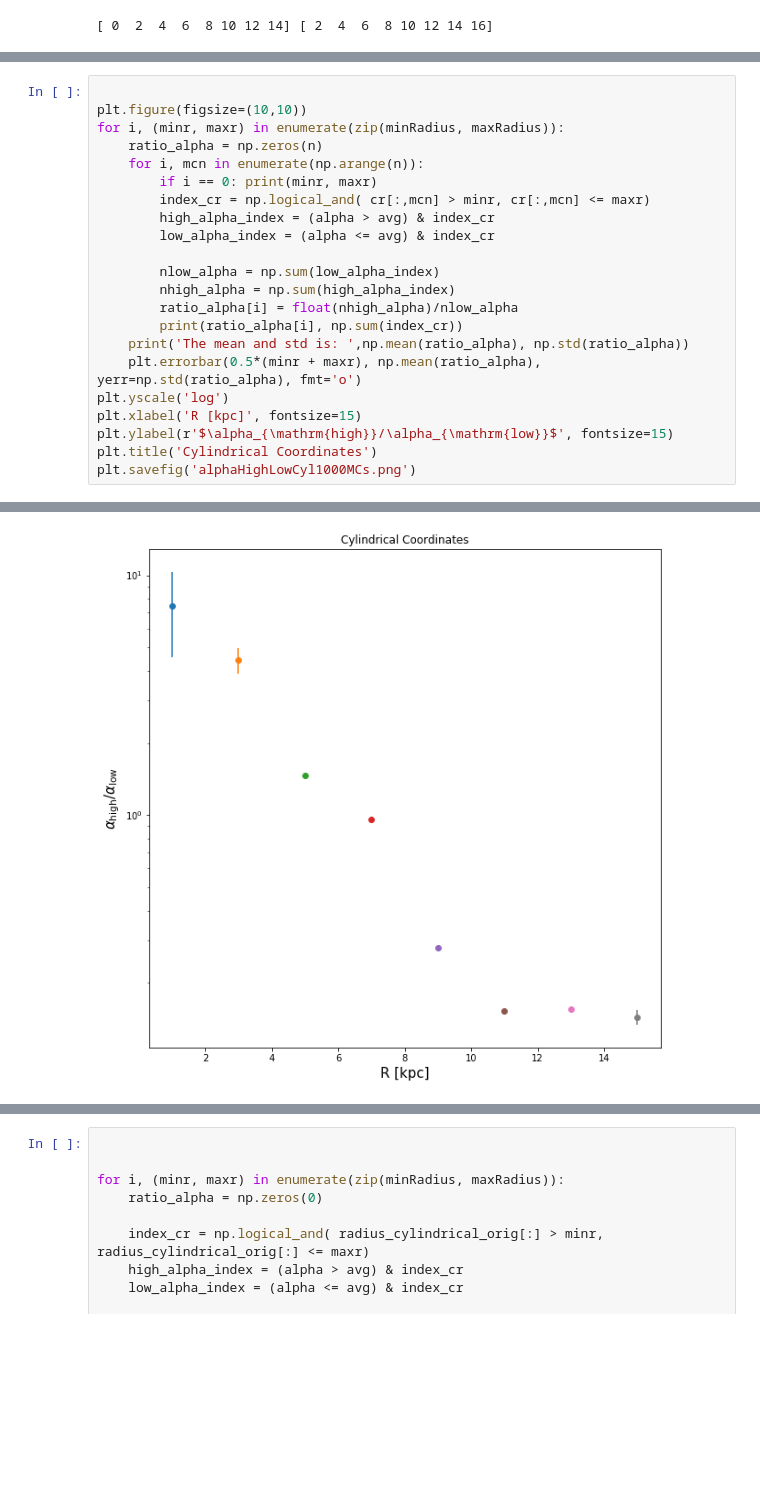
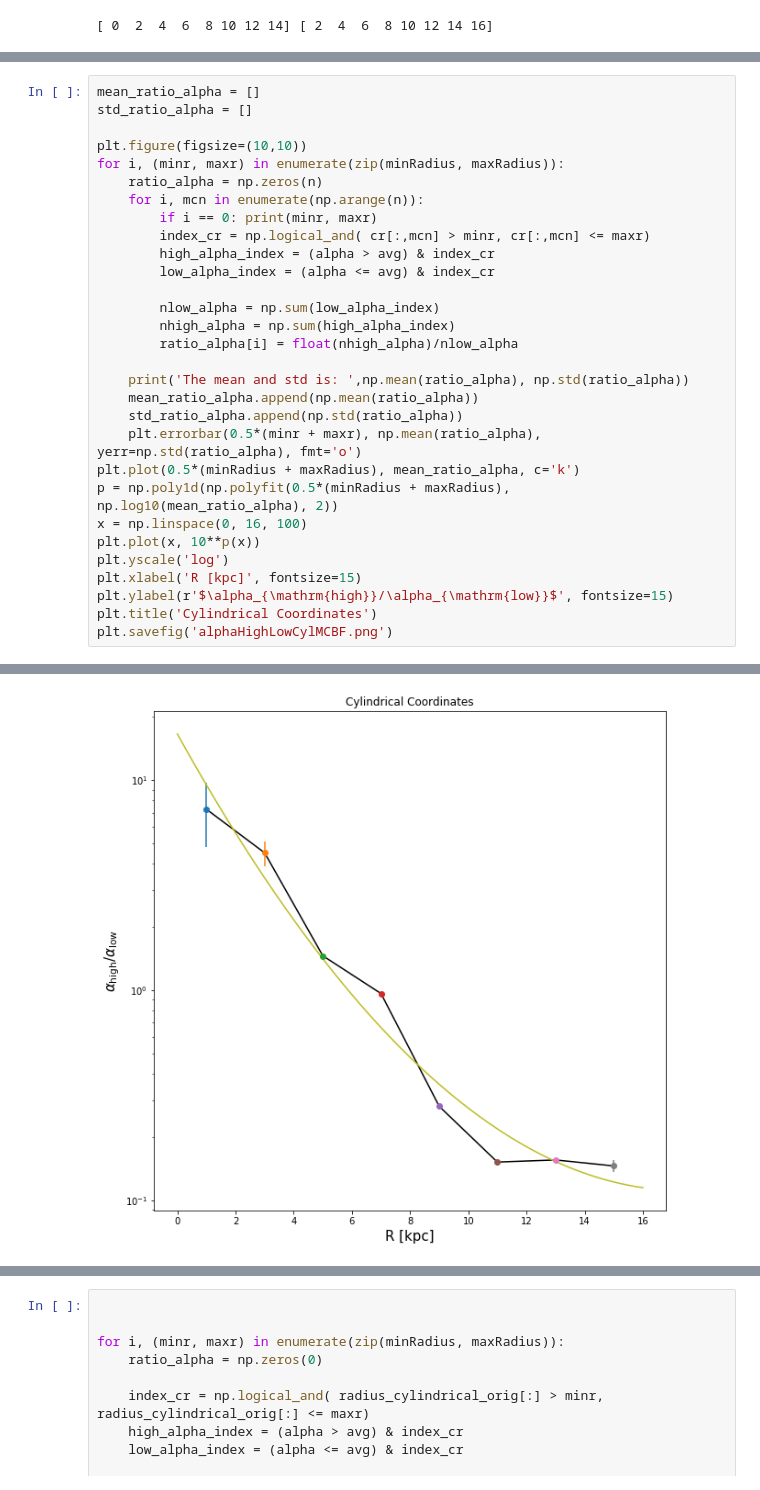
Before and after one commit to andersdot/radialmigration, a Jupyter notebook: error analysis-Copy1.ipynb, the cells around one changed output, grey strips where cells are left out. Drawn from its saved outputs; the diff is of its cells as text; blank space fills up the shorter version.

```diff
--- a/error analysis-Copy1.ipynb
+++ b/error analysis-Copy1.ipynb
@@ -151,4 +159,6 @@ len(cr)
 # %%
+mean_ratio_alpha = []
+std_ratio_alpha = []
 
 plt.figure(figsize=(10,10))
 for i, (minr, maxr) in enumerate(zip(minRadius, maxRadius)):
@@ -162,13 +172,19 @@ for i, (minr, maxr) in enumerate(zip(minRadius, maxRadius)):
         nlow_alpha = np.sum(low_alpha_index)
         nhigh_alpha = np.sum(high_alpha_index)
         ratio_alpha[i] = float(nhigh_alpha)/nlow_alpha
-        print(ratio_alpha[i], np.sum(index_cr))
+
     print('The mean and std is: ',np.mean(ratio_alpha), np.std(ratio_alpha))
+    mean_ratio_alpha.append(np.mean(ratio_alpha))
+    std_ratio_alpha.append(np.std(ratio_alpha))
     plt.errorbar(0.5*(minr + maxr), np.mean(ratio_alpha), yerr=np.std(ratio_alpha), fmt='o')
+plt.plot(0.5*(minRadius + maxRadius), mean_ratio_alpha, c='k')
+p = np.poly1d(np.polyfit(0.5*(minRadius + maxRadius), np.log10(mean_ratio_alpha), 2))
+x = np.linspace(0, 16, 100)
+plt.plot(x, 10**p(x))
 plt.yscale('log')
 plt.xlabel('R [kpc]', fontsize=15)
 plt.ylabel(r'$\alpha_{\mathrm{high}}/\alpha_{\mathrm{low}}$', fontsize=15)
 plt.title('Cylindrical Coordinates')
-plt.savefig('alphaHighLowCyl1000MCs.png')
+plt.savefig('alphaHighLowCylMCBF.png')
 # %% [output]
 0 2
@@ -191,2 +206,2 @@ The mean and std is:  0.1441037528297654 0.010319168255690528
-[figure, old version]
+[figure, new version]
 # %%
```
Also changed, not shown: parts of 9 cells of this notebook.
